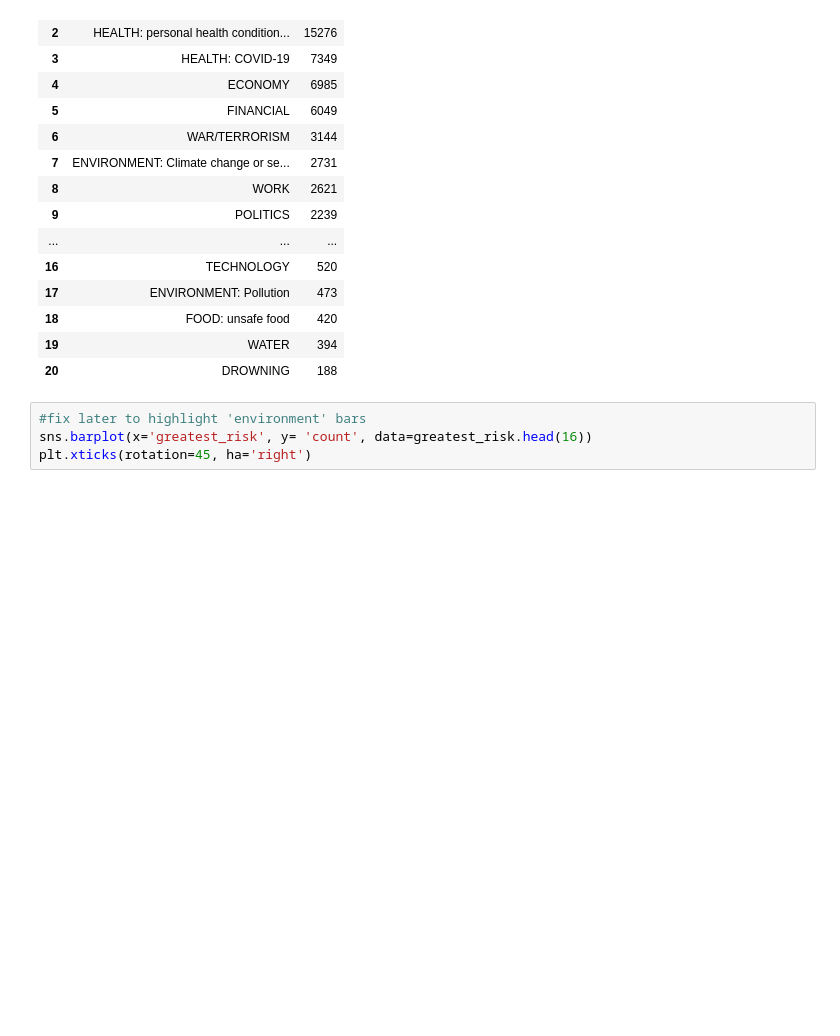
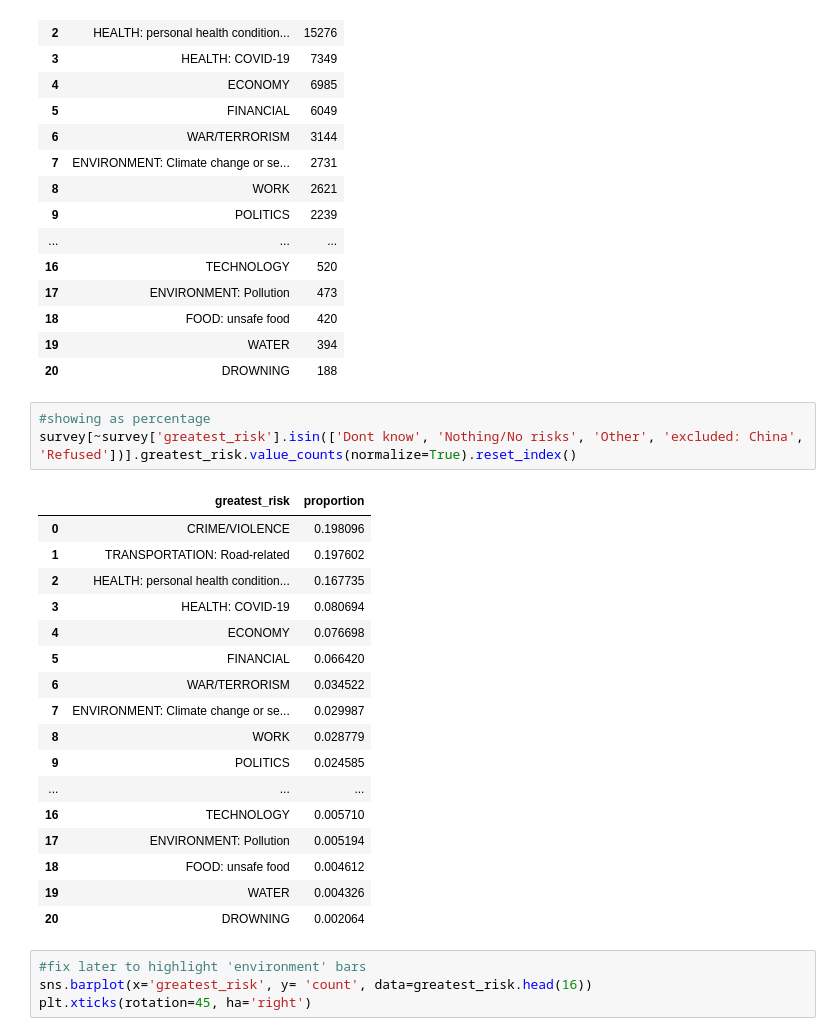
Before and after one commit to eemchadwick/natural_disasters, a Jupyter notebook: notebooks/natural disasters.ipynb, the cells around one changed output. Saved outputs shown, nothing was run; the diff lists cells and outputs as text; blank space fills up the shorter version.

```diff
--- a/notebooks/natural disasters.ipynb
+++ b/notebooks/natural disasters.ipynb
@@ -1938,6 +1984,27 @@ greatest_risk
 | 18 | FOOD: unsafe food | 420 |
 | 19 | WATER | 394 |
 | 20 | DROWNING | 188 |
+# %%
+#showing as percentage
+survey[~survey['greatest_risk'].isin(['Dont know', 'Nothing/No risks', 'Other', 'excluded: China', 'Refused'])].greatest_risk.value_counts(normalize=True).reset_index()
+# %% [output]
+|  | greatest_risk | proportion |
+| 0 | CRIME/VIOLENCE | 0.198096 |
+| 1 | TRANSPORTATION: Road-related | 0.197602 |
+| 2 | HEALTH: personal health condition... | 0.167735 |
+| 3 | HEALTH: COVID-19 | 0.080694 |
+| 4 | ECONOMY | 0.076698 |
+| 5 | FINANCIAL | 0.066420 |
+| 6 | WAR/TERRORISM | 0.034522 |
+| 7 | ENVIRONMENT: Climate change or se... | 0.029987 |
+| 8 | WORK | 0.028779 |
+| 9 | POLITICS | 0.024585 |
+| ... | ... | ... |
+| 16 | TECHNOLOGY | 0.005710 |
+| 17 | ENVIRONMENT: Pollution | 0.005194 |
+| 18 | FOOD: unsafe food | 0.004612 |
+| 19 | WATER | 0.004326 |
+| 20 | DROWNING | 0.002064 |
 # %%
 #fix later to highlight 'environment' bars
 sns.barplot(x='greatest_risk', y= 'count', data=greatest_risk.head(16))
```
Also changed, not shown: parts of 21 cells of this notebook, 1 other file.
